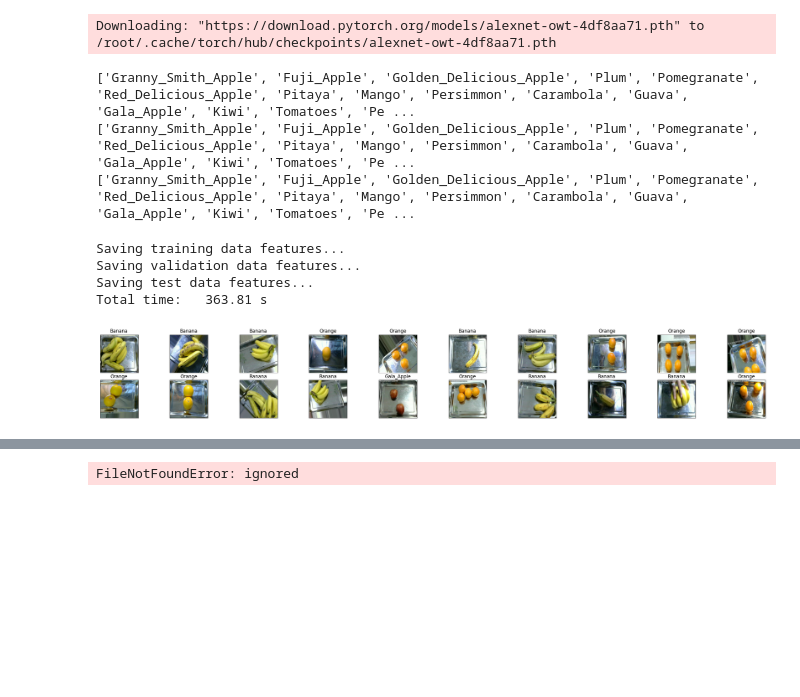
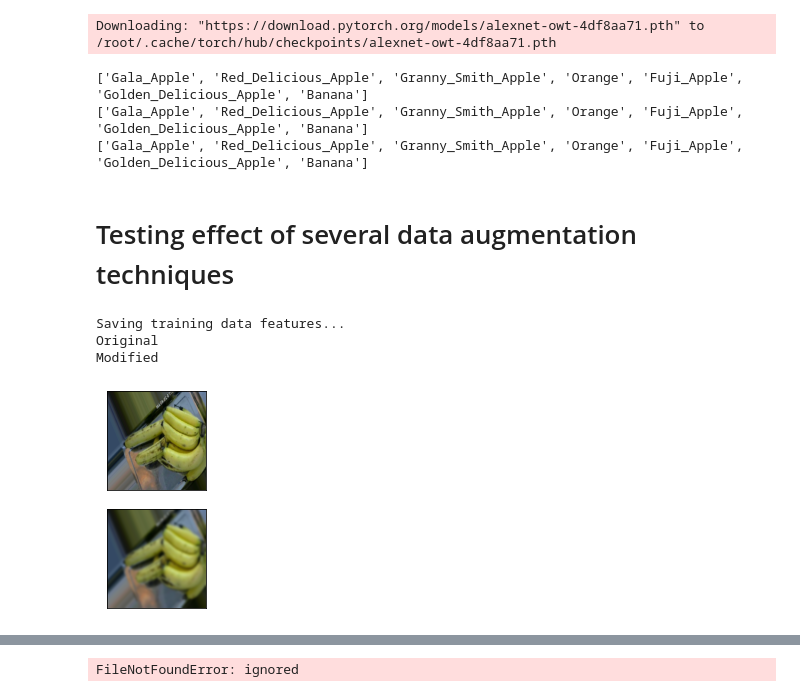
Before and after one commit to SupermarketAutomationAI/PrimaryModel_1, a Jupyter notebook: primary_model_JX.ipynb, the cells around one changed output, grey strips where cells are left out. Cells and saved outputs as stored; diff of their text form; code cells hidden in the pictures; blank space fills up the shorter version.

Commit message:
Testing different data augmentation techniques on images

```diff
--- a/primary_model_JX.ipynb
+++ b/primary_model_JX.ipynb
@@ -38,7 +38,7 @@ import math
 import shutil
 # %%
 # create data directory and move all images into it
-parent_dir = "/root/datasets/V3_combined_all_DS"
+parent_dir = "/root/datasets/V2_combinedDS"
 os.chdir(parent_dir)
 category_list = list(filter(lambda x: os.path.isdir(x), os.listdir()))
 data_dir = parent_dir + '/' + "data"
@@ -223,6 +227,10 @@ def get_alexnet_features(path, classes, target_classes, verify=False):
   start_time = time.time()
   # transform settings
   transform = transforms.Compose([transforms.Resize((224,224)),
+                                  #transforms.GaussianBlur(kernel_size=(19,19)),
+                                  #transforms.ColorJitter(contrast=0.4,
+                                  #                       hue=0.1,
+                                  #                       saturation=.05),
                                   transforms.ToTensor()])
 
   # load data from given path, data is already split into 3 folders
@@ -254,6 +262,16 @@ def get_alexnet_features(path, classes, target_classes, verify=False):
   fig = plt.figure(figsize=(32, 4)) #for verify later on
   print("Saving training data features...")
   for img, label in train_loader:
+    print("Original")
+    ax = fig.add_subplot(2, 1, 1, xticks=[], yticks=[])
+    plt.imshow(np.transpose(img[0].numpy(),(1,2,0)))
+    print("Modified")
+    ax = fig.add_subplot(2, 1, 2, xticks=[], yticks=[])
+    plt.imshow(np.transpose(transforms.functional.gaussian_blur(img=img[0], kernel_size=13).numpy(),
+                            (1,2,0)))
+    return
+
+    #===========================
     features = alexnet.features(img)
     features_tensor = torch.from_numpy(features.detach().numpy())
 
@@ -274,6 +292,8 @@ def get_alexnet_features(path, classes, target_classes, verify=False):
       ax = fig.add_subplot(2, 20/2, n, xticks=[], yticks=[])
       plt.imshow(np.transpose(image[0], (1, 2, 0)))
       ax.set_title(classes[label[0]])
+    else:
+      return
 
   ###VALIDATION###
   if os.path.exists(path + '/val/features'):
@@ -333,16 +353,25 @@ for dsdirs in dataset_dirs:
   print(stuff)
   !find $path -name '.*' -delete
 # %% [output]
-['Granny_Smith_Apple', 'Fuji_Apple', 'Golden_Delicious_Apple', 'Plum', 'Pomegranate', 'Red_Delicious_Apple', 'Pitaya', 'Mango', 'Persimmon', 'Carambola', 'Guava', 'Gala_Apple', 'Kiwi', 'Tomatoes', 'Pe ...
-['Granny_Smith_Apple', 'Fuji_Apple', 'Golden_Delicious_Apple', 'Plum', 'Pomegranate', 'Red_Delicious_Apple', 'Pitaya', 'Mango', 'Persimmon', 'Carambola', 'Guava', 'Gala_Apple', 'Kiwi', 'Tomatoes', 'Pe ...
-['Granny_Smith_Apple', 'Fuji_Apple', 'Golden_Delicious_Apple', 'Plum', 'Pomegranate', 'Red_Delicious_Apple', 'Pitaya', 'Mango', 'Persimmon', 'Carambola', 'Guava', 'Gala_Apple', 'Kiwi', 'Tomatoes', 'Pe ...
+['Gala_Apple', 'Red_Delicious_Apple', 'Granny_Smith_Apple', 'Orange', 'Fuji_Apple', 'Golden_Delicious_Apple', 'Banana']
+['Gala_Apple', 'Red_Delicious_Apple', 'Granny_Smith_Apple', 'Orange', 'Fuji_Apple', 'Golden_Delicious_Apple', 'Banana']
+['Gala_Apple', 'Red_Delicious_Apple', 'Granny_Smith_Apple', 'Orange', 'Fuji_Apple', 'Golden_Delicious_Apple', 'Banana']
+# %% [markdown]
+# Testing effect of several data augmentation techniques
 # %%
 # Test image loader
-#target_classes = ['Orange', 'Gala_Apple', 'Banana']
-#get_alexnet_features(parent_dir, classes, target_classes, verify=True)
+
+# with image erase
+target_classes = ['Orange', 'Gala_Apple', 'Banana']
+get_alexnet_features(parent_dir, classes, target_classes, verify=True)
-# %% [output]
-Saving training data features...
-Saving validation data features...
-Saving test data features...
-Total time:   363.81 s
-[figure, removed]
+# %%
+# Test image loader
+
+# with image gaussian blur kernel size 13
+target_classes = ['Orange', 'Gala_Apple', 'Banana']
+get_alexnet_features(parent_dir, classes, target_classes, verify=True)
+# %% [output]
+Saving training data features...
+Original
+Modified
+[figure, added]
```
Also changed, not shown: parts of 14 cells of this notebook.
